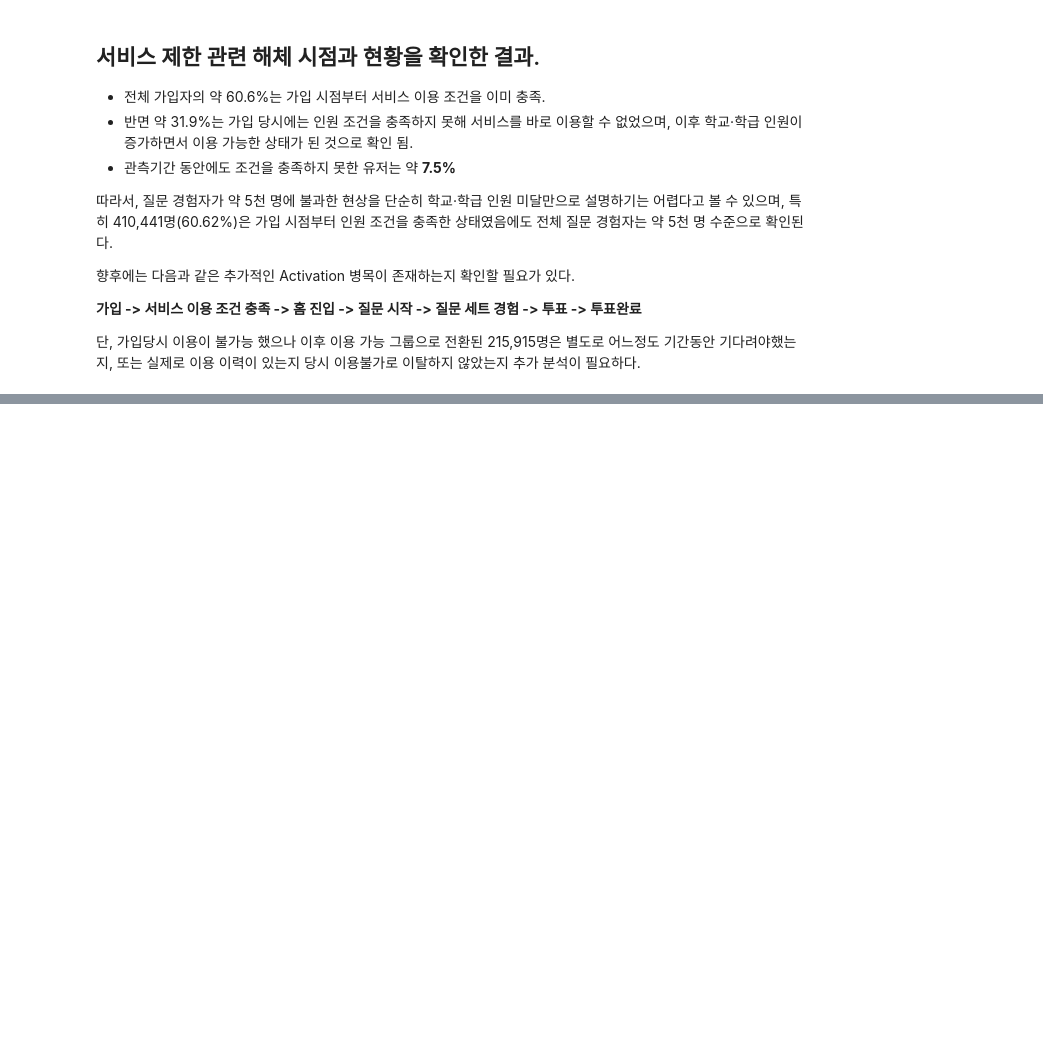
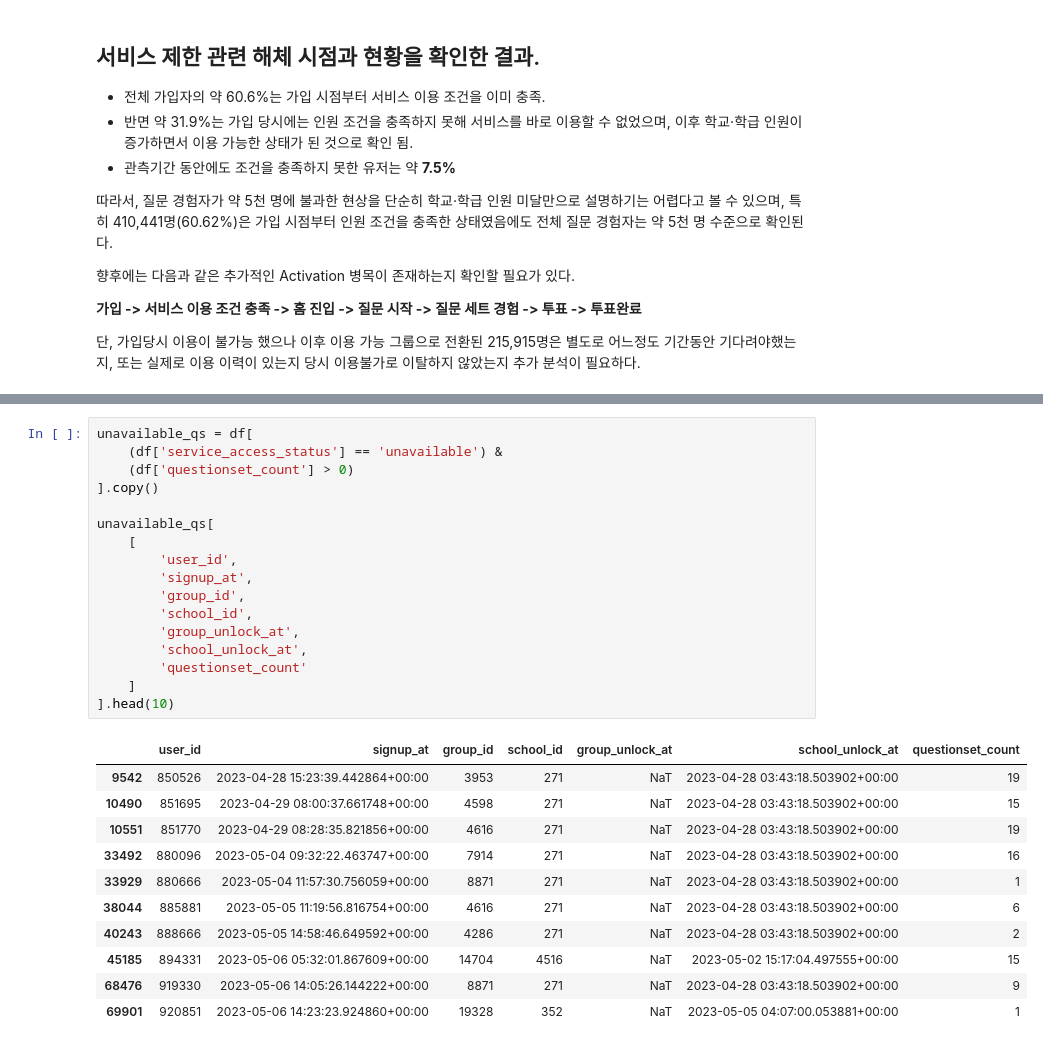
Before and after one commit to zoo-no-s/sns_service_analysis, a Jupyter notebook: notebooks/activation_analysis_kkw.ipynb, the cells around one changed output, grey strips where cells are left out. Drawn from its saved outputs; the diff is of its cells as text; blank space fills up the shorter version.

Commit message:
feat: activation analysis and question data validation

```diff
--- a/notebooks/activation_analysis_kkw.ipynb
+++ b/notebooks/activation_analysis_kkw.ipynb
@@ -349,0 +868,29 @@ print(f"관측기간 내 이용 불가: {status_count['unavailable']:,}명 ({sta
+# %%
+unavailable_qs = df[
+    (df['service_access_status'] == 'unavailable') &
+    (df['questionset_count'] > 0)
+].copy()
+
+unavailable_qs[
+    [
+        'user_id',
+        'signup_at',
+        'group_id',
+        'school_id',
+        'group_unlock_at',
+        'school_unlock_at',
+        'questionset_count'
+    ]
+].head(10)
+# %% [output]
+|  | user_id | signup_at | group_id | school_id | group_unlock_at | school_unlock_at | questionset_count |
+| 9542 | 850526 | 2023-04-28 15:23:39.442864+00:00 | 3953 | 271 | NaT | 2023-04-28 03:43:18.503902+00:00 | 19 |
+| 10490 | 851695 | 2023-04-29 08:00:37.661748+00:00 | 4598 | 271 | NaT | 2023-04-28 03:43:18.503902+00:00 | 15 |
+| 10551 | 851770 | 2023-04-29 08:28:35.821856+00:00 | 4616 | 271 | NaT | 2023-04-28 03:43:18.503902+00:00 | 19 |
+| 33492 | 880096 | 2023-05-04 09:32:22.463747+00:00 | 7914 | 271 | NaT | 2023-04-28 03:43:18.503902+00:00 | 16 |
+| 33929 | 880666 | 2023-05-04 11:57:30.756059+00:00 | 8871 | 271 | NaT | 2023-04-28 03:43:18.503902+00:00 | 1 |
+| 38044 | 885881 | 2023-05-05 11:19:56.816754+00:00 | 4616 | 271 | NaT | 2023-04-28 03:43:18.503902+00:00 | 6 |
+| 40243 | 888666 | 2023-05-05 14:58:46.649592+00:00 | 4286 | 271 | NaT | 2023-04-28 03:43:18.503902+00:00 | 2 |
+| 45185 | 894331 | 2023-05-06 05:32:01.867609+00:00 | 14704 | 4516 | NaT | 2023-05-02 15:17:04.497555+00:00 | 15 |
+| 68476 | 919330 | 2023-05-06 14:05:26.144222+00:00 | 8871 | 271 | NaT | 2023-04-28 03:43:18.503902+00:00 | 9 |
+| 69901 | 920851 | 2023-05-06 14:23:23.924860+00:00 | 19328 | 352 | NaT | 2023-05-05 04:07:00.053881+00:00 | 1 |
```
Also changed, not shown: parts of 94 cells of this notebook.
